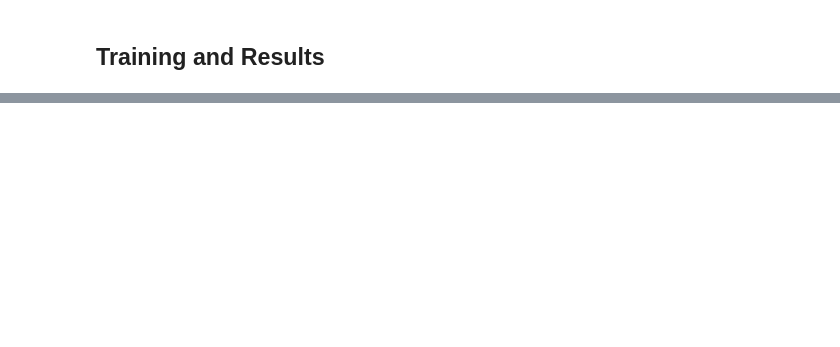
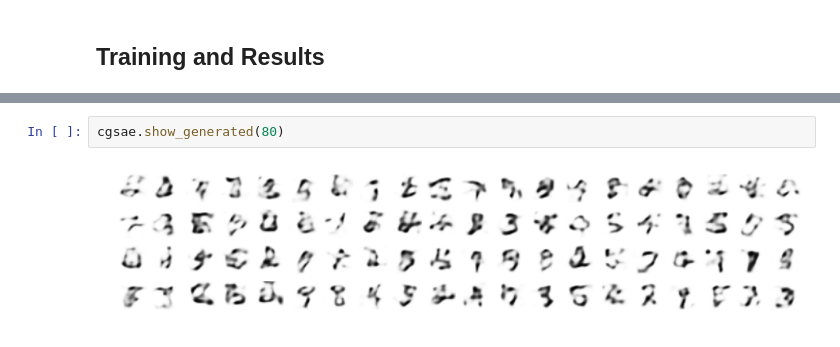
Before and after one commit to jeffschecter/sandbox, a Jupyter notebook: MNIST categorical variational autoencoder.ipynb, the cells around one changed output, grey strips where cells are left out. Drawn from its saved outputs; the diff is of its cells as text; blank space fills up the shorter version.

```diff
--- a/MNIST categorical variational autoencoder.ipynb
+++ b/MNIST categorical variational autoencoder.ipynb
@@ -252,0 +345,4 @@ gsvae.training_report()
+# %%
+cgsae.show_generated(80)
+# %% [output]
+[figure, added]
```
Also changed, not shown: parts of 16 cells of this notebook.
